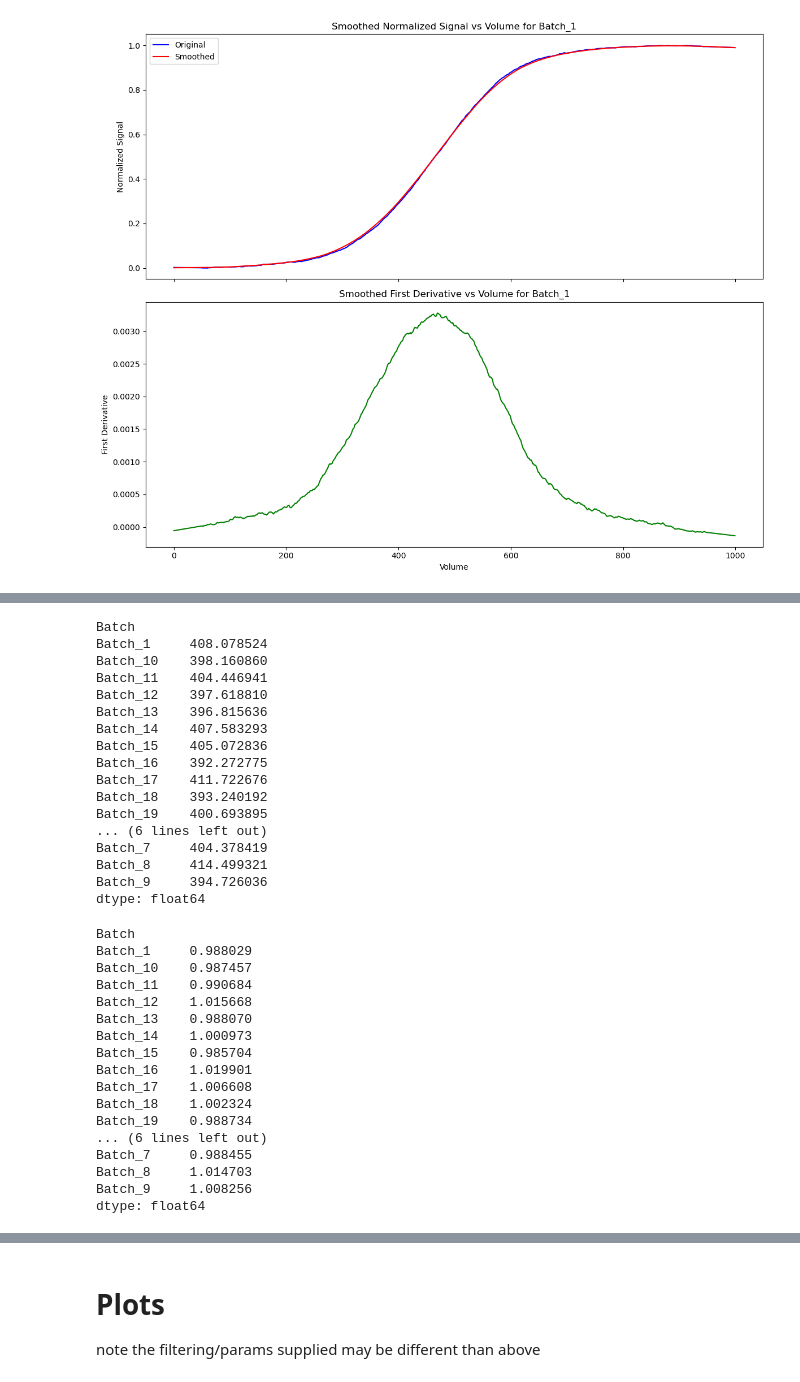
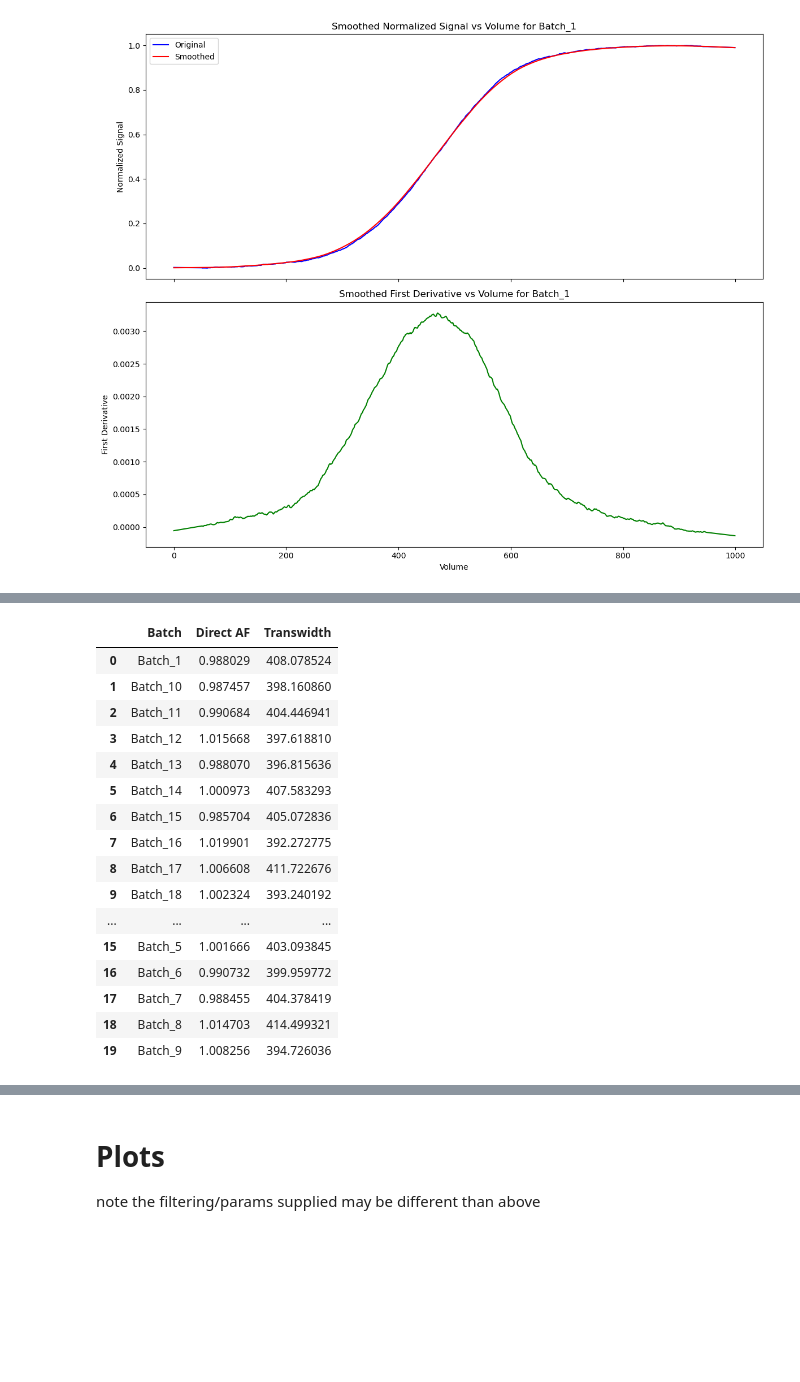
Before and after one commit to vincentgaul/direct_transitional_analysis, a Jupyter notebook: TA.ipynb, the cells around one changed output, grey strips where cells are left out. Drawn from its saved outputs; the diff is of its cells as text; code cells hidden in the pictures; blank space fills up the shorter version.

Commit message:
split out metrics

```diff
--- a/TA.ipynb
+++ b/TA.ipynb
@@ -112,23 +110,3 @@ from trans_width import calculate_transwidth
-# %%
-calculate_transwidth(df_normalized, volume_col="Volume", signal_col="Normalized_Signal", batch_col='Batch')
-# %% [output]
-Batch
-Batch_1     408.078524
-Batch_10    398.160860
-Batch_11    404.446941
-Batch_12    397.618810
-Batch_13    396.815636
-Batch_14    407.583293
-Batch_15    405.072836
-Batch_16    392.272775
-Batch_17    411.722676
-Batch_18    393.240192
-Batch_19    400.693895
-... (6 lines left out)
-Batch_7     404.378419
-Batch_8     414.499321
-Batch_9     394.726036
-dtype: float64
 # %%
 # direct_af.py
 from direct_af import calculate_direct_af
@@ -135,20 +115,21 @@ from direct_af import calculate_direct_af
 # %%
-calculate_direct_af(df_normalized, volume_col="Volume", signal_col="Normalized_Signal", batch_col='Batch')
+metrics = calculate_metrics(df_normalized, volume_col="Volume", signal_col="Normalized_Signal", batch_col='Batch')
+metrics
 # %% [output]
-Batch
-Batch_1     0.988029
-Batch_10    0.987457
-Batch_11    0.990684
-Batch_12    1.015668
-Batch_13    0.988070
-Batch_14    1.000973
-Batch_15    0.985704
-Batch_16    1.019901
-Batch_17    1.006608
-Batch_18    1.002324
-Batch_19    0.988734
-... (6 lines left out)
-Batch_7     0.988455
-Batch_8     1.014703
-Batch_9     1.008256
-dtype: float64
+|  | Batch | Direct AF | Transwidth |
+| 0 | Batch_1 | 0.988029 | 408.078524 |
+| 1 | Batch_10 | 0.987457 | 398.160860 |
+| 2 | Batch_11 | 0.990684 | 404.446941 |
+| 3 | Batch_12 | 1.015668 | 397.618810 |
+| 4 | Batch_13 | 0.988070 | 396.815636 |
+| 5 | Batch_14 | 1.000973 | 407.583293 |
+| 6 | Batch_15 | 0.985704 | 405.072836 |
+| 7 | Batch_16 | 1.019901 | 392.272775 |
+| 8 | Batch_17 | 1.006608 | 411.722676 |
+| 9 | Batch_18 | 1.002324 | 393.240192 |
+| ... | ... | ... | ... |
+| 15 | Batch_5 | 1.001666 | 403.093845 |
+| 16 | Batch_6 | 0.990732 | 399.959772 |
+| 17 | Batch_7 | 0.988455 | 404.378419 |
+| 18 | Batch_8 | 1.014703 | 414.499321 |
+| 19 | Batch_9 | 1.008256 | 394.726036 |
```
Also changed, not shown: parts of 12 cells of this notebook, 1 other file.
